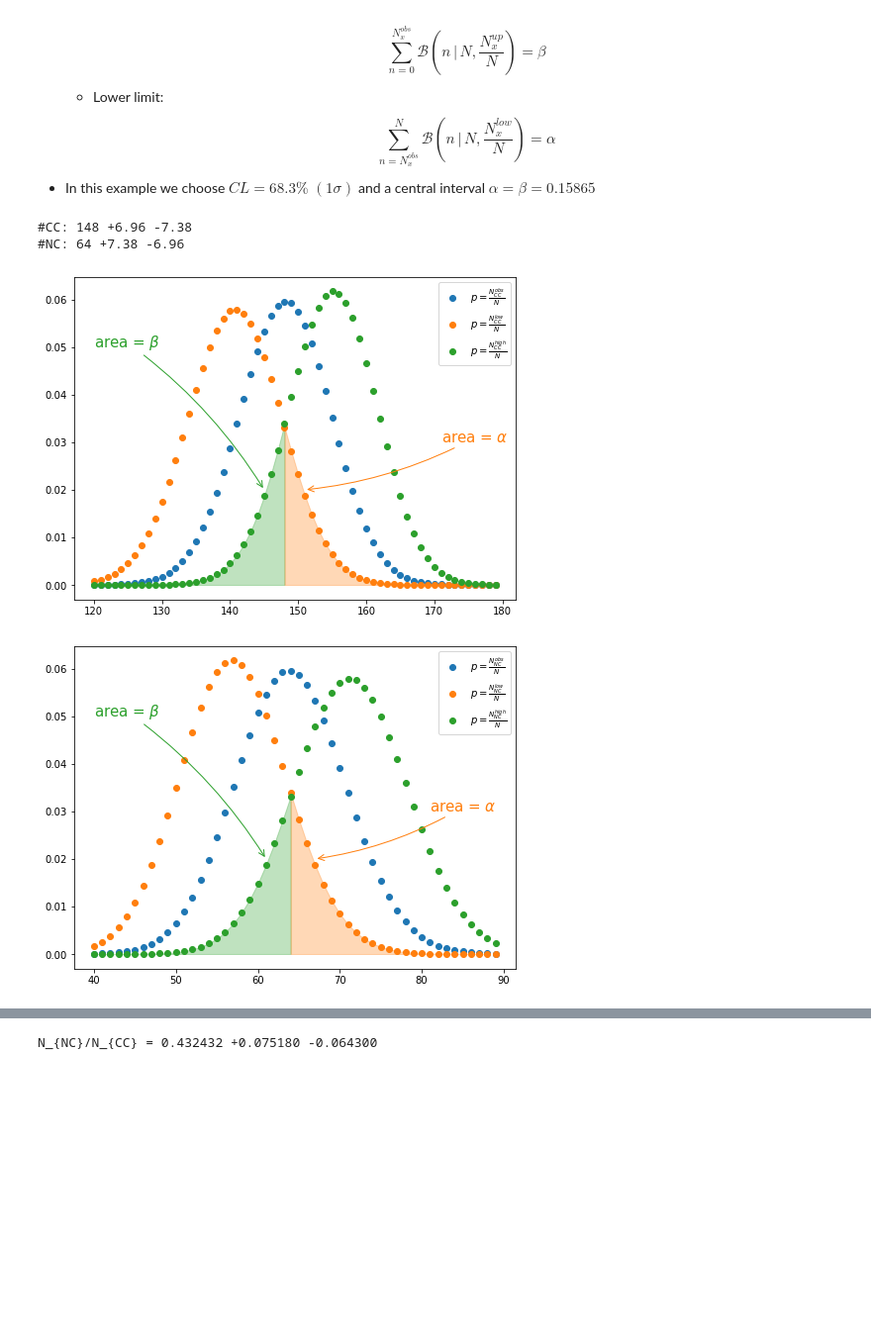
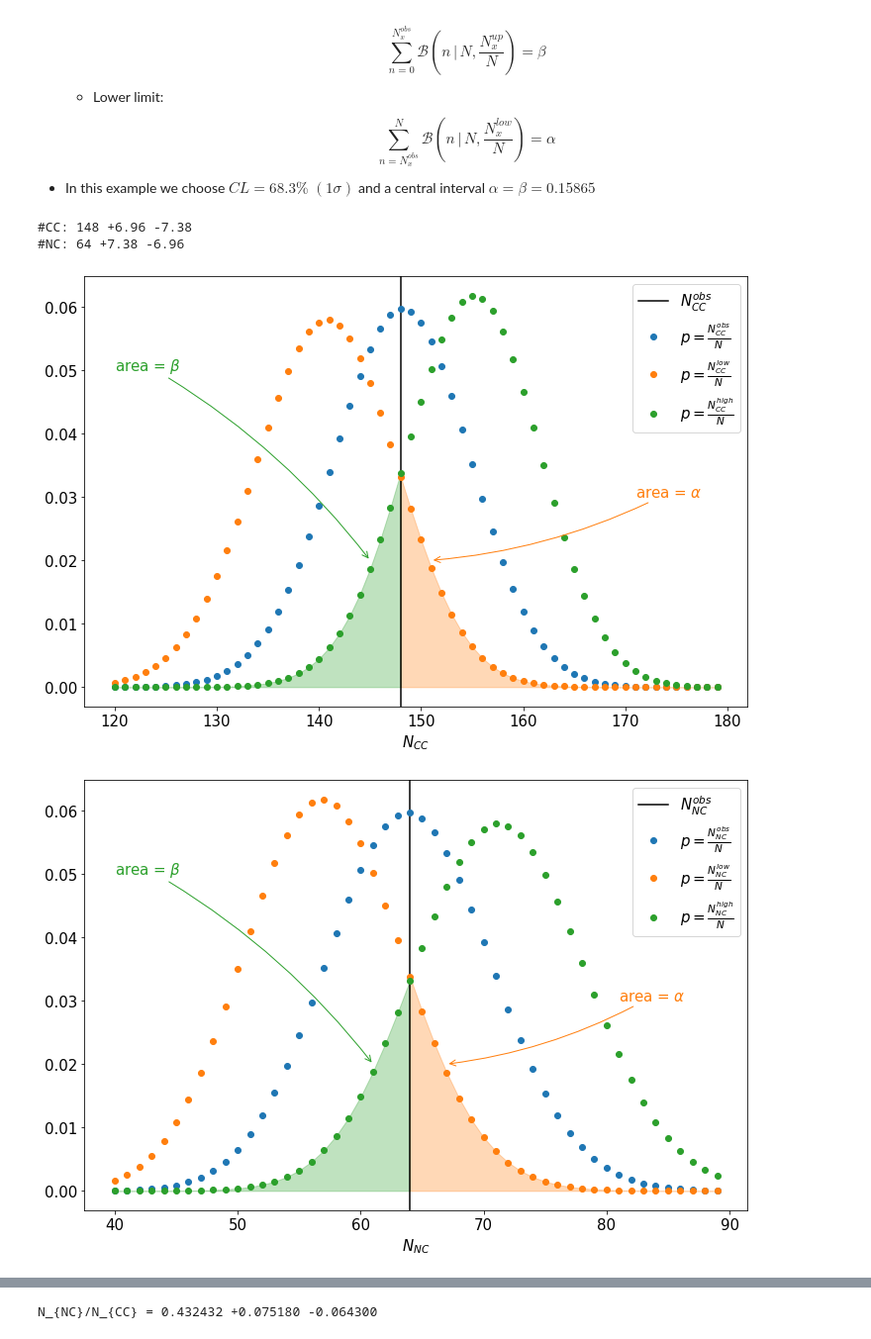
Before and after one commit to amerli90/LecturesMAD22-23, a Jupyter notebook: RatioBinomial.ipynb, the cells around one changed output, grey strips where cells are left out. Shown at 99% size. Drawn from its saved outputs; the diff is of its cells as text; code cells hidden in the pictures; blank space fills up the shorter version.

Commit message:
fix labels/legends and plot style, pdf instead of toys for ratio - RatioBinomial

```diff
--- a/RatioBinomial.ipynb
+++ b/RatioBinomial.ipynb
@@ -5,6 +5,13 @@
 - Out of a sample of 212 events, 64 were classified as neutral current (NC) and 148 as charged current (CC)
 - Theory predict $\frac{\sigma_{NC}}{\sigma_{CC}}$, what is its measurement and its interval with confidence level of 68.3%?
 - $\sigma = \mathcal{L} N / \varepsilon$, where $\varepsilon$ is the experimental efficiency. Assuming the efficiency is the same for NC and CC events, then $\frac{\sigma_{NC}}{\sigma_{CC}} = \frac{N^{obs}_{NC}}{N^{obs}_{CC}}$. The measurement of $\frac{\sigma_{NC}}{\sigma_{CC}}$, and its uncertainty, is experimentally accessible trough the quantity $\frac{N^{obs}_{NC}}{N^{obs}_{CC}}$.
+# %%
+from matplotlib import pyplot as plt
+plt.rcParams['figure.figsize'] = (12,8)
+plt.rc('xtick',labelsize=15)
+plt.rc('ytick',labelsize=15)
+plt.rc('legend',fontsize=15)
+plt.rc('font',size=15)
 # %% [markdown]
 ## Binomial distribution
 
@@ -47,33 +54,35 @@ plt.plot(cc_vals,binom(n=n,p=cc_obs/n).pmf(cc_vals),'o')
 # %%
 from scipy.stats import norm
 from scipy.optimize import root_scalar
 alpha = norm.cdf(-1)
 beta = alpha
 
 for nx_obs,label,vals in zip([cc_obs,nc_obs],['CC','NC'],[cc_vals,nc_vals]):
     # upper limit
     phigh = root_scalar( lambda x: binom(n=n,p=x).cdf(nx_obs)-beta, bracket = [0,1], method='toms748').root
     nx_high = n*phigh
     # lower limit
     plow = root_scalar( lambda x: binom(n=n,p=x).sf(nx_obs)+binom(n=n,p=x).pmf(nx_obs)-alpha, bracket = [0,1], method='toms748').root
     nx_low = n*plow
     print('#{label}: {nobs} +{nhigherr:.2f} -{nlowerr:.2f}'.format(label=label,nobs=nx_obs,nhigherr=nx_high-nx_obs,nlowerr=nx_obs-nx_low))
-    plt.figure(figsize=(8,6))
+    plt.figure()
+    plt.axvline(nx_obs,color='black',label=r'$N^{obs}_{'+label+'}$')
+    plt.xlabel('$N_{'+label+'}$')
     plt.plot(vals,binom(n=n,p=nx_obs/n).pmf(vals),'o',label=r'$p = \frac{N^{obs}_{'+label+'}}{N}$',)
     curvelow = plt.plot(vals,binom(n=n,p=plow).pmf(vals),'o',label=r'$p = \frac{N^{low}_{'+label+'}}{N}$')
     curvehigh = plt.plot(vals,binom(n=n,p=phigh).pmf(vals),'o',label=r'$p = \frac{N^{high}_{'+label+'}}{N}$')
     x = np.arange(np.min(vals),nx_obs+1)
     plt.fill_between(x = x,y1 = np.zeros(x.shape),y2 = binom(n=n,p=phigh).pmf(x),color=curvehigh[0].get_color(),alpha=0.3)
-    plt.annotate(r'area = $\beta$',fontsize=15,color=curvehigh[0].get_color(),xy = (nx_obs-3,0.02),xytext=(np.min(vals),0.05),arrowprops=dict(arrowstyle="->", connectionstyle="arc3,rad=-0.1", color=curvehigh[0].get_color()))
-    x = np.arange(nx_obs,np.max(vals))
+    plt.annotate(r'area = $\beta$',color=curvehigh[0].get_color(),xy = (nx_obs-3,0.02),xytext=(np.min(vals),0.05),arrowprops=dict(arrowstyle="->", connectionstyle="arc3,rad=-0.1", color=curvehigh[0].get_color()))
+    x = np.arange(nx_obs,np.max(vals)+1)
     plt.fill_between(x = x,y1 = np.zeros(x.shape),y2 = binom(n=n,p=plow).pmf(x),color=curvelow[0].get_color(),alpha=0.3)
-    plt.annotate(r'area = $\alpha$',fontsize=15,color=curvelow[0].get_color(),xy = (nx_obs+3,0.02),xytext=(np.max(vals)-8,0.03),arrowprops=dict(arrowstyle="->", connectionstyle="arc3,rad=-0.1", color=curvelow[0].get_color()))
+    plt.annotate(r'area = $\alpha$',color=curvelow[0].get_color(),xy = (nx_obs+3,0.02),xytext=(np.max(vals)-8,0.03),arrowprops=dict(arrowstyle="->", connectionstyle="arc3,rad=-0.1", color=curvelow[0].get_color()))
     plt.legend(loc='best')
 # %% [output]
 #CC: 148 +6.96 -7.38
 #NC: 64 +7.38 -6.96
-[figure, old version]
+[figure, new version]
-[figure, old version]
+[figure, new version]
 # %% [markdown]
 ## Confidence interval on the ratio of observed yields
 
```
Also changed, not shown: parts of 4 cells of this notebook.
